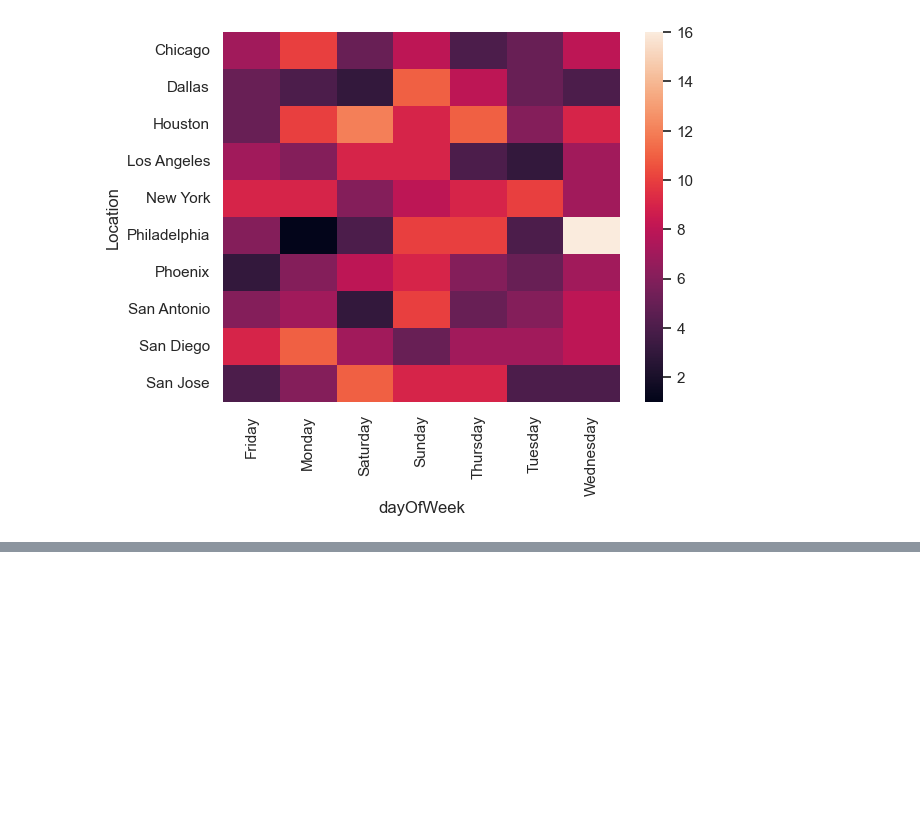
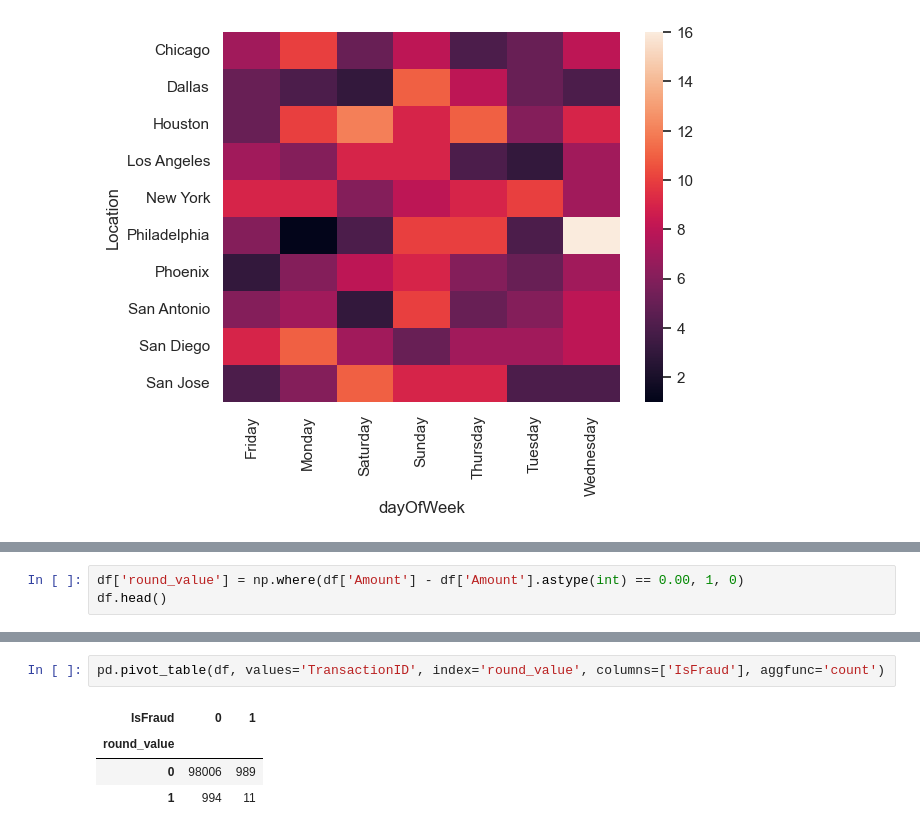
Before and after one commit to dalgurnawi/machine_learning, a Jupyter notebook: fraud_data.ipynb, the cells around one changed output, grey strips where cells are left out. Cells and saved outputs as stored; diff of their text form; blank space fills up the shorter version.

```diff
--- a/fraud_data.ipynb
+++ b/fraud_data.ipynb
@@ -510,0 +520,3 @@ sn.heatmap(overview_refund)
+# %%
+df['round_value'] = np.where(df['Amount'] - df['Amount'].astype(int) == 0.00, 1, 0)
+df.head()
@@ -510,0 +530,7 @@ sn.heatmap(overview_refund)
+# %%
+pd.pivot_table(df, values='TransactionID', index='round_value', columns=['IsFraud'], aggfunc='count')
+# %% [output]
+| IsFraud | 0 | 1 |
+| round_value |  |  |
+| 0 | 98006 | 989 |
+| 1 | 994 | 11 |
```
Also changed, not shown: parts of 2 cells of this notebook, 1 other file.
